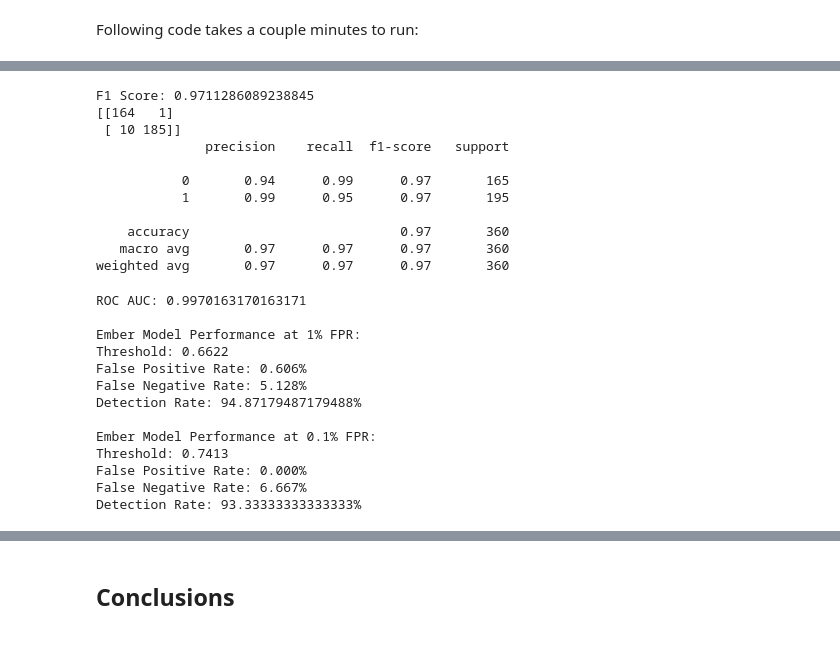
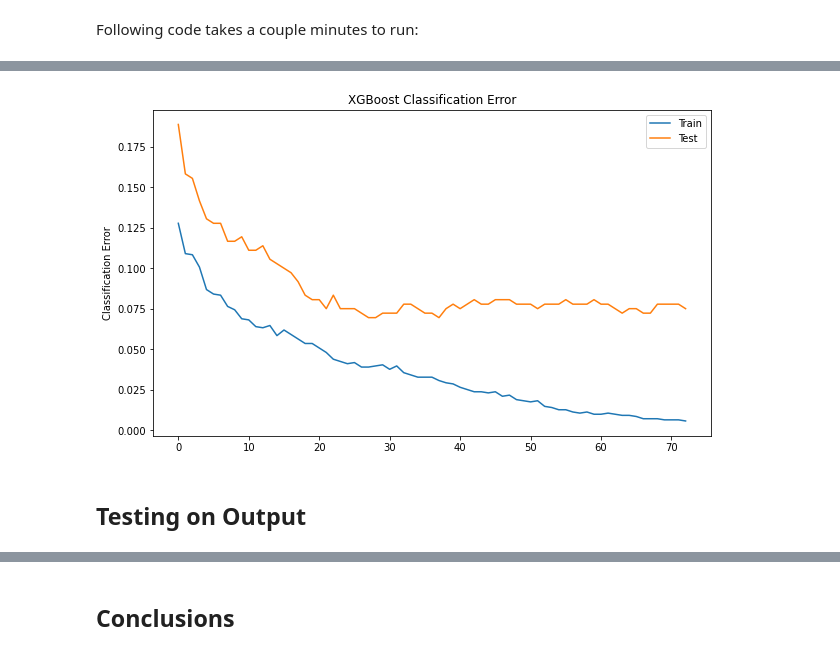
Before and after one commit to AguirreMoy/HtMFall2021-Corona, a Jupyter notebook: Challenge1/EMBER_roland.ipynb, the cells around one changed output, grey strips where cells are left out. Cells and saved outputs as stored; diff of their text form; code cells hidden in the pictures.

```diff
--- a/Challenge1/EMBER_roland.ipynb
+++ b/Challenge1/EMBER_roland.ipynb
@@ -452 +454,12 @@ weighted avg       0.90      0.90      0.90       360
+# %%
+fig, ax = plt.subplots(figsize=(10,6))
+ax.plot(x_axis, results['validation_0']['error'], label='Train')
+ax.plot(x_axis, results['validation_1']['error'], label='Test')
+ax.legend()
+
+plt.ylabel('Classification Error')
+plt.title('XGBoost Classification Error')
+plt.show()
+# %% [output]
+[figure, added]
 # %%
@@ -454,3 +467,5 @@ xgb_model.save_model("xgb_model.txt")
+# %% [markdown]
+## Testing on Output
 # %%
 saved_model = xgb.Booster()
 saved_model.load_model("xgb_model.txt")
@@ -459,67 +471,0 @@ X_test_D = xgb.DMatrix(X_test_fs)
-# %%
-y_pred = saved_model.predict(X_test_D)
-f1=f1_score(y_test, (y_pred > 0.6622))
-print('F1 Score:', f1)
-print(confusion_matrix(y_test, (y_pred > 0.6622)))
-print(classification_report(y_test, (y_pred > 0.6622)))
-# %% [output]
-F1 Score: 0.9711286089238845
-[[164   1]
- [ 10 185]]
-              precision    recall  f1-score   support
-
-           0       0.94      0.99      0.97       165
-           1       0.99      0.95      0.97       195
-
-    accuracy                           0.97       360
-   macro avg       0.97      0.97      0.97       360
-weighted avg       0.97      0.97      0.97       360
-# %%
-def get_fpr(y_true, y_pred):
-    nbenign = (y_true == 0).sum()
-    nfalse = (y_pred[y_true == 0] == 1).sum()
-    return nfalse / float(nbenign)
-
-
-def find_threshold(y_true, y_pred, fpr_target):
-    thresh = 0.0
-    fpr = get_fpr(y_true, y_pred > thresh)
-    while fpr > fpr_target and thresh < 1.0:
-        thresh += 0.0001
-        fpr = get_fpr(y_true, y_pred > thresh)
-    return thresh, fpr
-
-# testdf = emberdf[emberdf["subset"] == "test"]
-print("ROC AUC:", roc_auc_score(y_test, y_pred))
-print()
-
-threshold, fpr = find_threshold(y_test, y_pred, 0.01)
-fnr = (y_pred[y_test == 1] < threshold).sum() / float((y_test == 1).sum())
-print("Ember Model Performance at 1% FPR:")
-print("Threshold: {:.4f}".format(threshold))
-print("False Positive Rate: {:.3f}%".format(fpr * 100))
-print("False Negative Rate: {:.3f}%".format(fnr * 100))
-print("Detection Rate: {}%".format(100 - fnr * 100))
-print()
-
-threshold, fpr = find_threshold(y_test, y_pred, 0.001)
-fnr = (y_pred[y_test == 1] < threshold).sum() / float((y_test == 1).sum())
-print("Ember Model Performance at 0.1% FPR:")
-print("Threshold: {:.4f}".format(threshold))
-print("False Positive Rate: {:.3f}%".format(fpr * 100))
-print("False Negative Rate: {:.3f}%".format(fnr * 100))
-print("Detection Rate: {}%".format(100 - fnr * 100))
-# %% [output]
-ROC AUC: 0.9970163170163171
-
-Ember Model Performance at 1% FPR:
-Threshold: 0.6622
-False Positive Rate: 0.606%
-False Negative Rate: 5.128%
-Detection Rate: 94.87179487179488%
-
-Ember Model Performance at 0.1% FPR:
-Threshold: 0.7413
-False Positive Rate: 0.000%
-False Negative Rate: 6.667%
-Detection Rate: 93.33333333333333%
```
Also changed, not shown: parts of 57 cells of this notebook, 2 other files.
